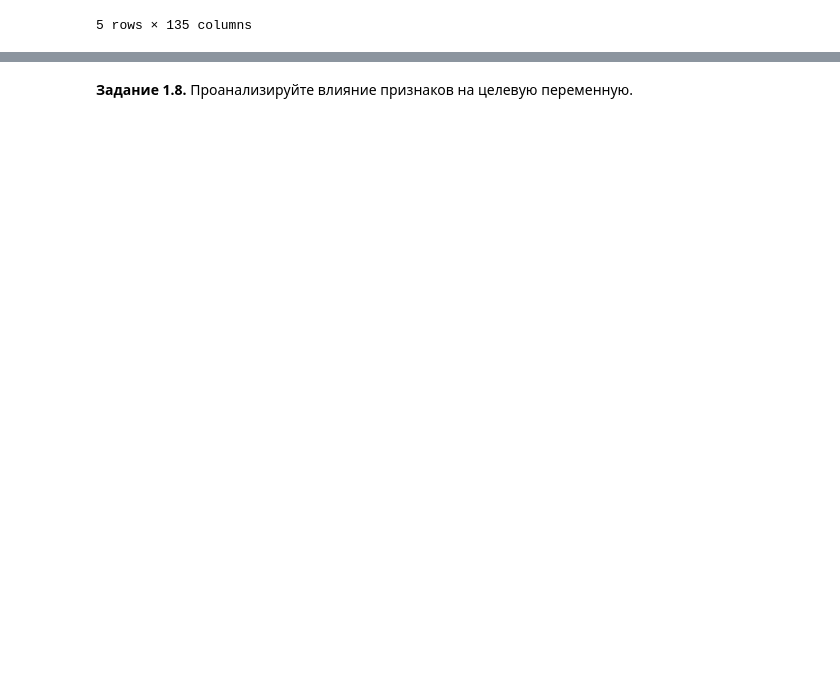
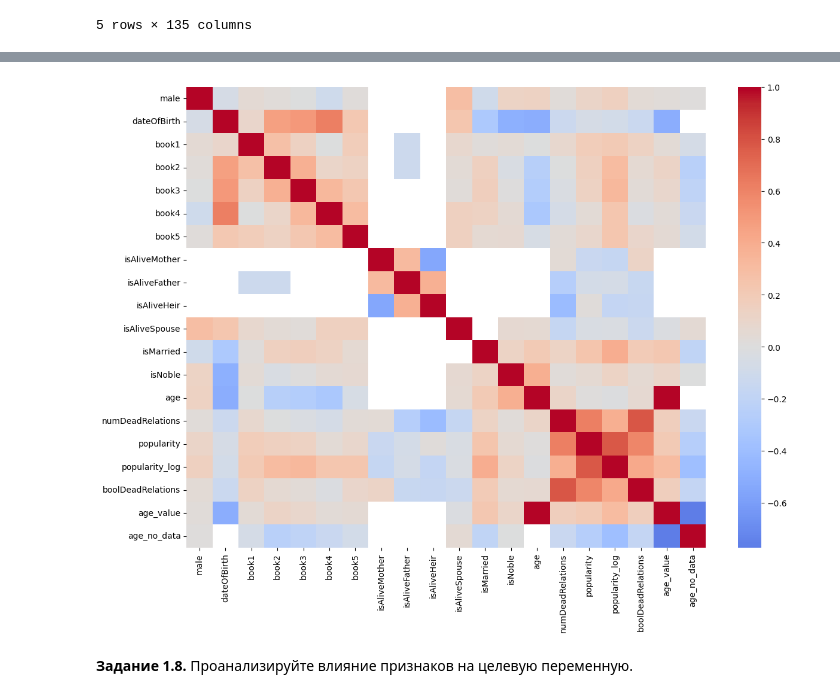
Before and after one commit to rodionP007/courses_MFTI, a Jupyter notebook: week_01_ml_intro/Homework/hw_1_game_of_thrones.ipynb, the cells around one changed output, grey strips where cells are left out. Drawn from its saved outputs; the diff is of its cells as text; code cells hidden in the pictures; blank space fills up the shorter version.

```diff
--- a/week_01_ml_intro/Homework/hw_1_game_of_thrones.ipynb
+++ b/week_01_ml_intro/Homework/hw_1_game_of_thrones.ipynb
@@ -852,0 +846,3 @@ encoded_data.head()
+# %%
+numeric_data = data.select_dtypes(include="number")
+numeric_data.columns.to_list()
@@ -852,0 +867,3 @@ encoded_data.head()
+# %%
+corr_matrix = numeric_data.drop(columns=["isAlive"]).corr()
+corr_matrix
@@ -853,2 +888,8 @@ encoded_data.head()
+# %%
+plt.figure(figsize=(14, 10))
+sns.heatmap(corr_matrix, cmap="coolwarm", center=0)
+plt.show()
+# %% [output]
+[figure, added]
 # %% [markdown]
 **Задание 1.8.** Проанализируйте влияние признаков на целевую переменную.
```
Also changed, not shown: parts of 26 cells of this notebook.
